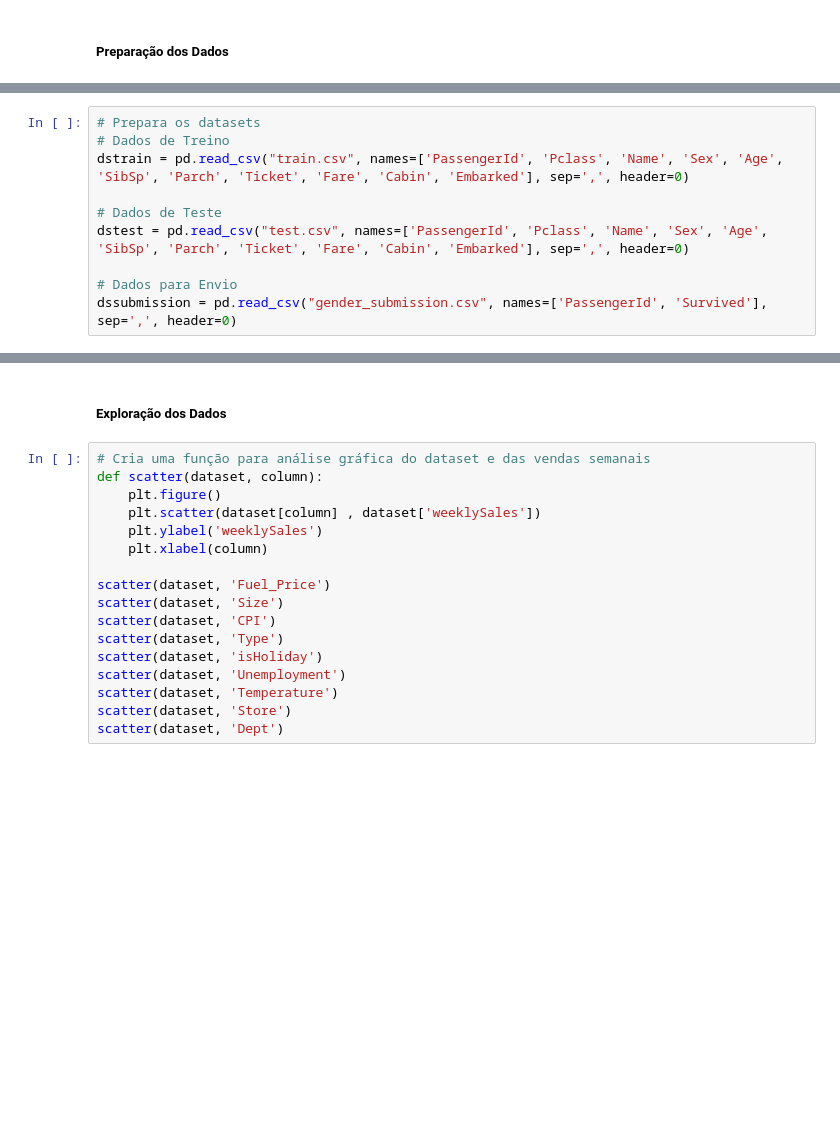
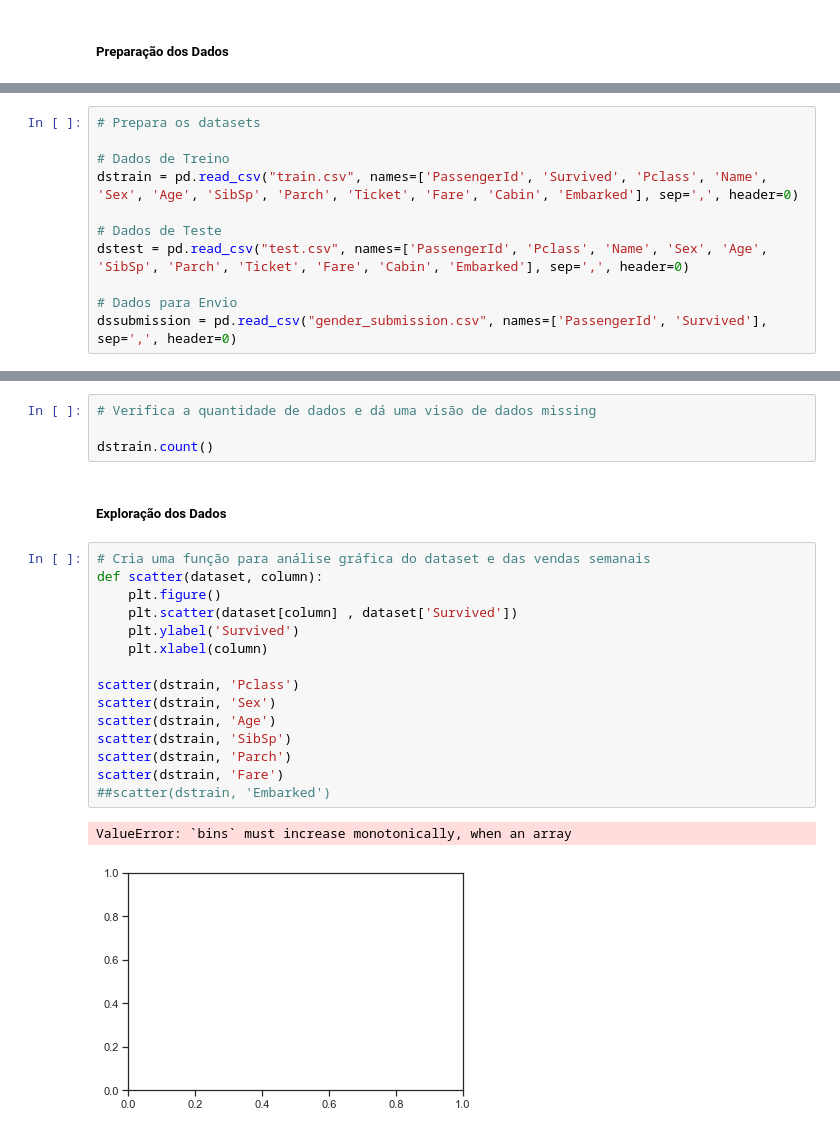
Before and after one commit to rgaliardi/Data-Science, a Jupyter notebook: MaratonaDSB/Titanic/Titanic.ipynb, the cells around one changed output, grey strips where cells are left out. Drawn from its saved outputs; the diff is of its cells as text; blank space fills up the shorter version.

Commit message:
Complemento
Complementando a análise dos dados.

```diff
--- a/MaratonaDSB/Titanic/Titanic.ipynb
+++ b/MaratonaDSB/Titanic/Titanic.ipynb
@@ -20,7 +81,8 @@ print(os.listdir())
 # %%
 # Prepara os datasets
+
 # Dados de Treino
-dstrain = pd.read_csv("train.csv", names=['PassengerId', 'Pclass', 'Name', 'Sex', 'Age', 'SibSp', 'Parch', 'Ticket', 'Fare', 'Cabin', 'Embarked'], sep=',', header=0)
+dstrain = pd.read_csv("train.csv", names=['PassengerId', 'Survived', 'Pclass', 'Name', 'Sex', 'Age', 'SibSp', 'Parch', 'Ticket', 'Fare', 'Cabin', 'Embarked'], sep=',', header=0)
 
 # Dados de Teste
 dstest = pd.read_csv("test.csv", names=['PassengerId', 'Pclass', 'Name', 'Sex', 'Age', 'SibSp', 'Parch', 'Ticket', 'Fare', 'Cabin', 'Embarked'], sep=',', header=0)
@@ -33,19 +110,24 @@ dstest
+# %%
+# Verifica a quantidade de dados e dá uma visão de dados missing
+
+dstrain.count()
 # %% [markdown]
 ##### Exploração dos Dados
 # %%
 # Cria uma função para análise gráfica do dataset e das vendas semanais
 def scatter(dataset, column):
     plt.figure()
-    plt.scatter(dataset[column] , dataset['weeklySales'])
-    plt.ylabel('weeklySales')
+    plt.scatter(dataset[column] , dataset['Survived'])
+    plt.ylabel('Survived')
     plt.xlabel(column)
 
-scatter(dataset, 'Fuel_Price')
-scatter(dataset, 'Size')
-scatter(dataset, 'CPI')
-scatter(dataset, 'Type')
-scatter(dataset, 'isHoliday')
-scatter(dataset, 'Unemployment')
-scatter(dataset, 'Temperature')
-scatter(dataset, 'Store')
-scatter(dataset, 'Dept')
+scatter(dstrain, 'Pclass')
+scatter(dstrain, 'Sex')
+scatter(dstrain, 'Age')
+scatter(dstrain, 'SibSp')
+scatter(dstrain, 'Parch')
+scatter(dstrain, 'Fare')
+##scatter(dstrain, 'Embarked')
+# %% [output]
+ValueError: `bins` must increase monotonically, when an array
+[figure, added]
```
Also changed, not shown: parts of 10 cells of this notebook.
